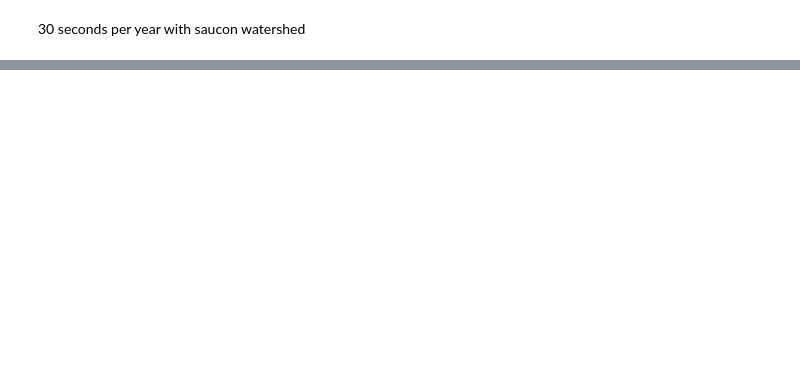
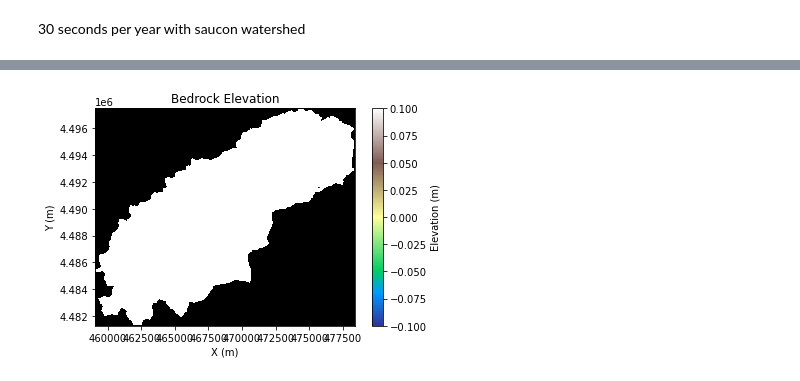
Before and after one commit to gsb223/landlabwork, a Jupyter notebook: testing_code/mySpace.ipynb, the cells around one changed output, grey strips where cells are left out. Cells and saved outputs as stored; diff of their text form; code cells hidden in the pictures; blank space fills up the shorter version.

```diff
--- a/testing_code/mySpace.ipynb
+++ b/testing_code/mySpace.ipynb
@@ -209,3 +237,14 @@ imshow_grid(mg, 'topographic__elevation', plot_name='Topographic Elevation', var
+# %%
+#Instantiate figure
+fig = plt.figure()
+
+#Instantiate subplot
+plot = plt.subplot()
+
+#Show sediment flux map
+imshow_grid(mg, 'bedrock__elevation', plot_name='Bedrock Elevation', var_name = 'Elevation', var_units=r'm', grid_units=('m', 'm'), cmap='terrain')
+# %% [output]
+[figure, added]
 # %%
 #Export figure to image
 fig.savefig('sediment_flux_map.eps')
```
Also changed, not shown: parts of 8 cells of this notebook, 2 other files.
